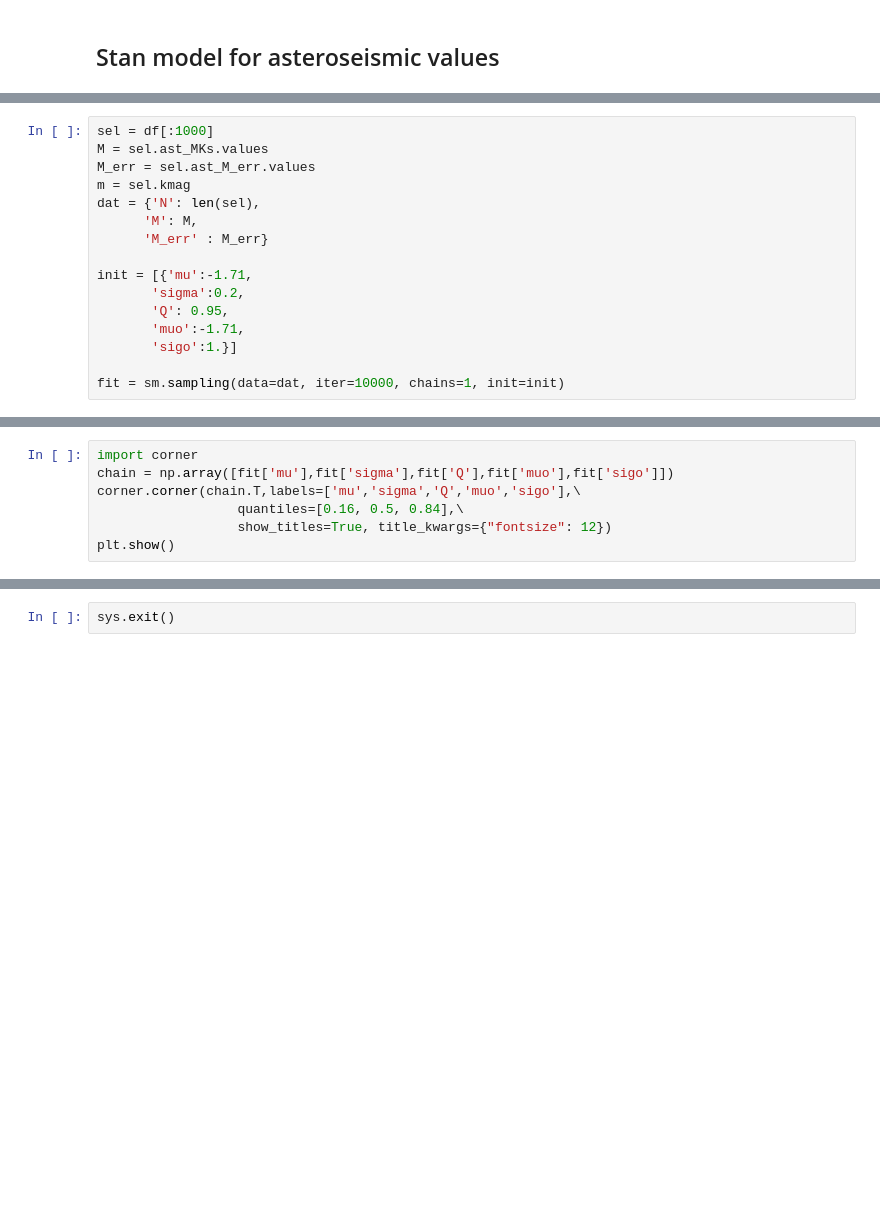
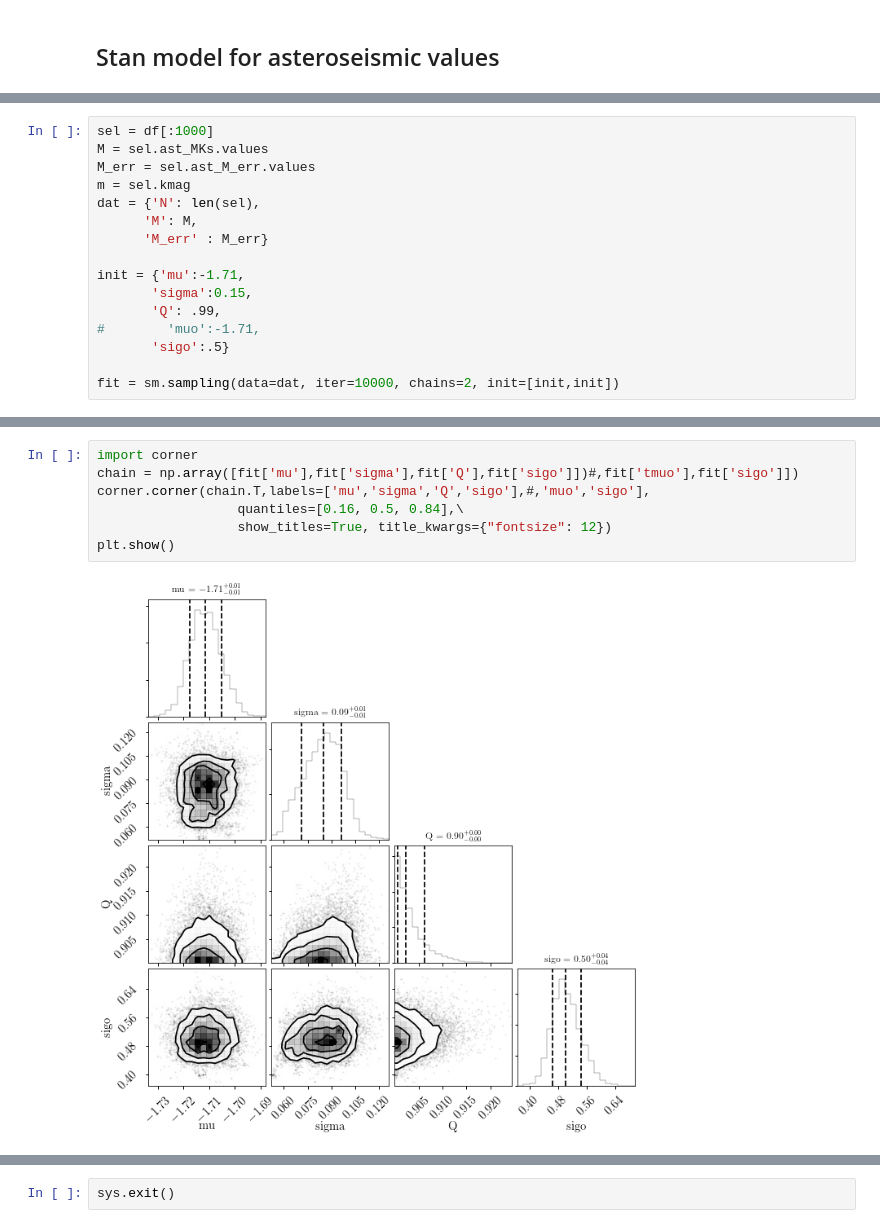
Before and after one commit to ojhall94/GAIA, a Jupyter notebook: hbmm_yu18_ast.ipynb, the cells around one changed output, grey strips where cells are left out. Drawn from its saved outputs; the diff is of its cells as text; blank space fills up the shorter version.

```diff
--- a/hbmm_yu18_ast.ipynb
+++ b/hbmm_yu18_ast.ipynb
@@ -139,13 +147,13 @@ dat = {'N': len(sel),
       'M': M,
       'M_err' : M_err}
 
-init = [{'mu':-1.71,
-       'sigma':0.2,
-       'Q': 0.95,
-       'muo':-1.71,
-       'sigo':1.}]
+init = {'mu':-1.71,
+       'sigma':0.15,
+       'Q': .99,
+#        'muo':-1.71,
+       'sigo':.5}
 
-fit = sm.sampling(data=dat, iter=10000, chains=1, init=init)
+fit = sm.sampling(data=dat, iter=10000, chains=2, init=[init,init])
 # %%
 fit.plot()
 plt.show()
@@ -152,10 +162,12 @@ plt.show()
 # %%
 import corner
-chain = np.array([fit['mu'],fit['sigma'],fit['Q'],fit['muo'],fit['sigo']])
-corner.corner(chain.T,labels=['mu','sigma','Q','muo','sigo'],\
+chain = np.array([fit['mu'],fit['sigma'],fit['Q'],fit['sigo']])#,fit['tmuo'],fit['sigo']])
+corner.corner(chain.T,labels=['mu','sigma','Q','sigo'],#,'muo','sigo'],
                   quantiles=[0.16, 0.5, 0.84],\
                   show_titles=True, title_kwargs={"fontsize": 12})
 plt.show()
+# %% [output]
+[figure, added]
 # %%
 mu = np.median(fit['mu'])
 sigma = np.median(fit['sigma'])
```
Also changed, not shown: parts of 10 cells of this notebook, 6 other files.
